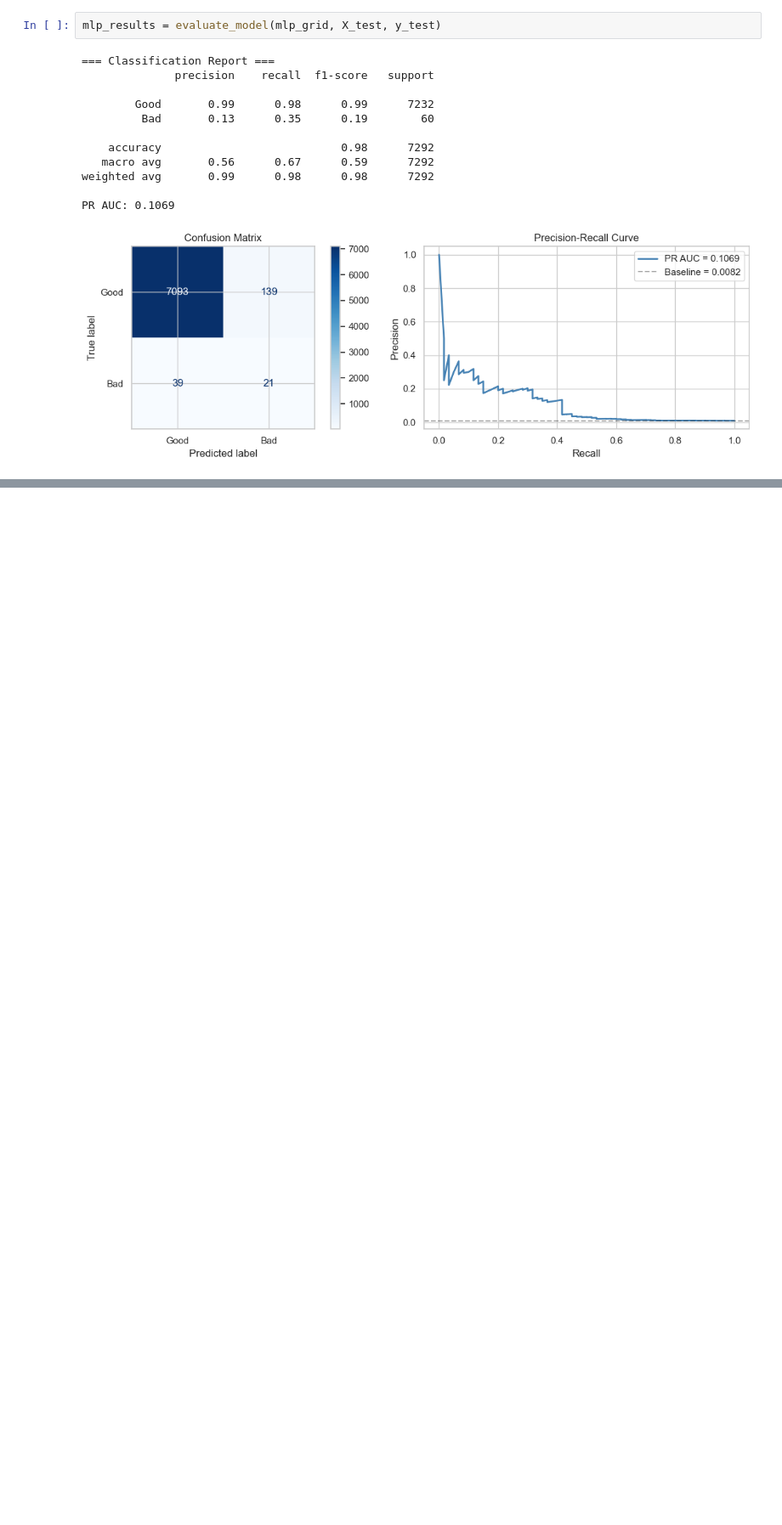
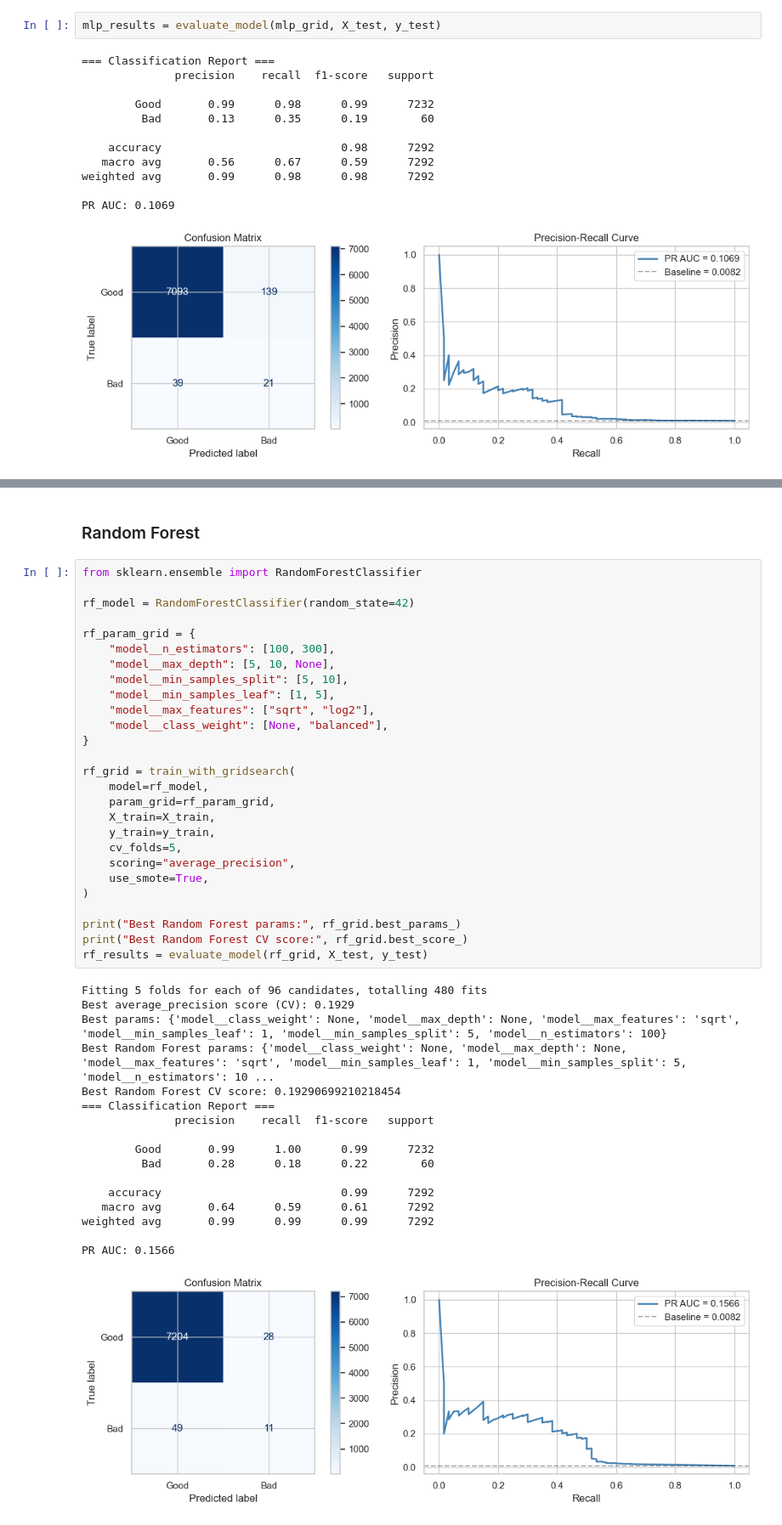
Before and after one commit to nickleezx/CS3244_Machine_Learning_Group8, a Jupyter notebook: notebook.ipynb, the cells around one changed output, grey strips where cells are left out. Shown at 85% size. Drawn from its saved outputs; the diff is of its cells as text; blank space fills up the shorter version.

```diff
--- a/notebook.ipynb
+++ b/notebook.ipynb
@@ -1033,0 +1081,47 @@ PR AUC: 0.1069
+# %% [markdown]
+### Random Forest
+# %%
+from sklearn.ensemble import RandomForestClassifier
+
+rf_model = RandomForestClassifier(random_state=42)
+
+rf_param_grid = {
+    "model__n_estimators": [100, 300],
+    "model__max_depth": [5, 10, None],
+    "model__min_samples_split": [5, 10],
+    "model__min_samples_leaf": [1, 5],
+    "model__max_features": ["sqrt", "log2"],
+    "model__class_weight": [None, "balanced"],
+}
+
+rf_grid = train_with_gridsearch(
+    model=rf_model,
+    param_grid=rf_param_grid,
+    X_train=X_train,
+    y_train=y_train,
+    cv_folds=5,
+    scoring="average_precision",
+    use_smote=True,
+)
+
+print("Best Random Forest params:", rf_grid.best_params_)
+print("Best Random Forest CV score:", rf_grid.best_score_)
+rf_results = evaluate_model(rf_grid, X_test, y_test)
+# %% [output]
+Fitting 5 folds for each of 96 candidates, totalling 480 fits
+Best average_precision score (CV): 0.1929
+Best params: {'model__class_weight': None, 'model__max_depth': None, 'model__max_features': 'sqrt', 'model__min_samples_leaf': 1, 'model__min_samples_split': 5, 'model__n_estimators': 100}
+Best Random Forest params: {'model__class_weight': None, 'model__max_depth': None, 'model__max_features': 'sqrt', 'model__min_samples_leaf': 1, 'model__min_samples_split': 5, 'model__n_estimators': 10 ...
+Best Random Forest CV score: 0.19290699210218454
+=== Classification Report ===
+              precision    recall  f1-score   support
+
+        Good       0.99      1.00      0.99      7232
+         Bad       0.28      0.18      0.22        60
+
+    accuracy                           0.99      7292
+   macro avg       0.64      0.59      0.61      7292
+weighted avg       0.99      0.99      0.99      7292
+
+PR AUC: 0.1566
+[figure, added]
```
Also changed, not shown: parts of 6 cells of this notebook.
